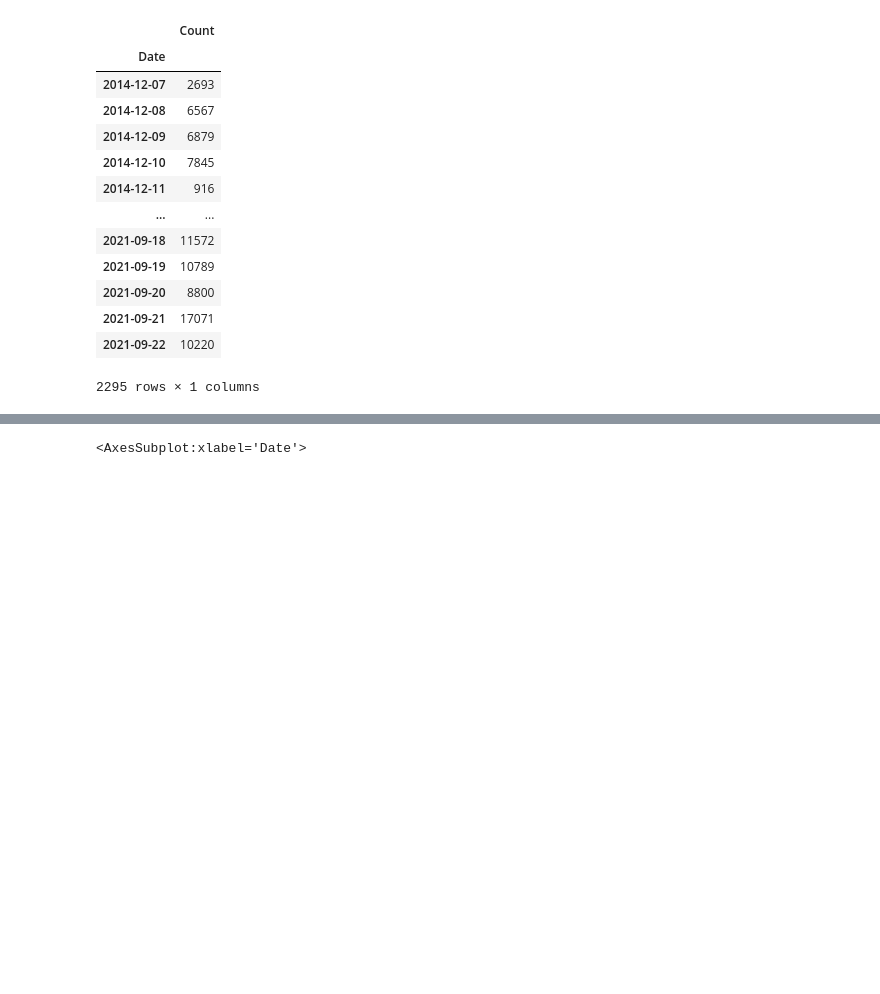
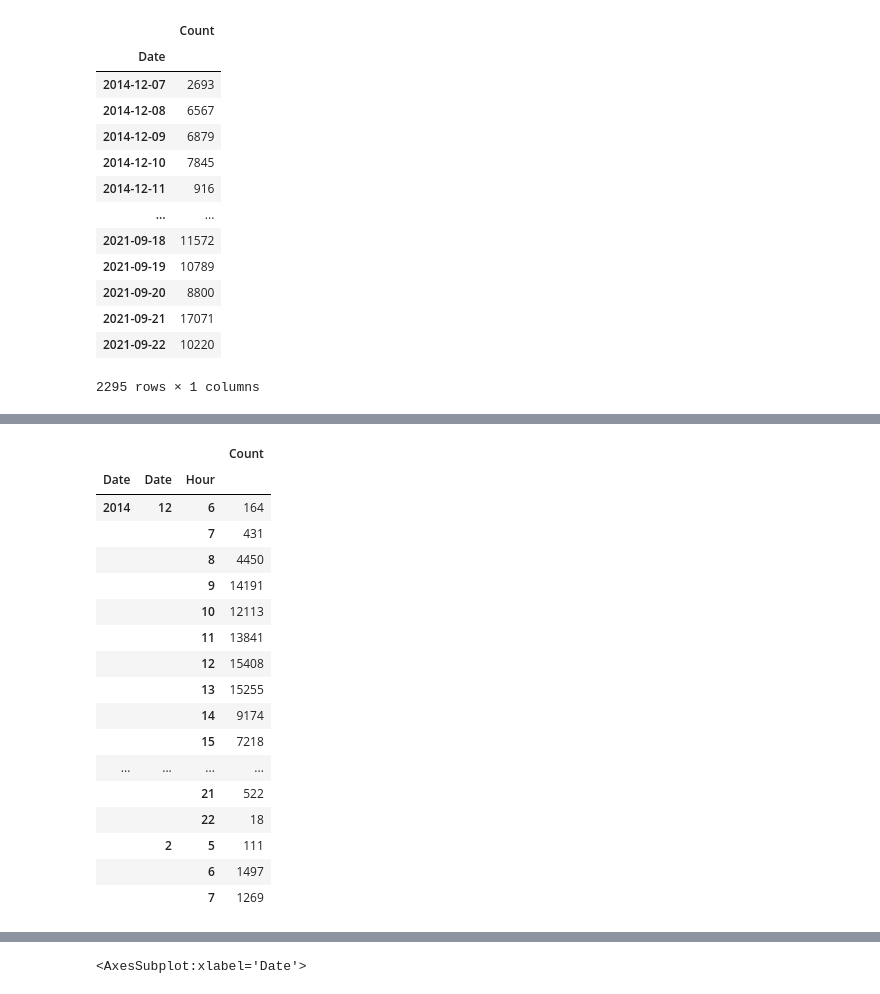
Before and after one commit to BruceWangXD/person_step_data, a Jupyter notebook: Week08-yufeng.ipynb, the cells around one changed output, grey strips where cells are left out. Cells and saved outputs as stored; diff of their text form; code cells hidden in the pictures; blank space fills up the shorter version.

```diff
--- a/Week08-yufeng.ipynb
+++ b/Week08-yufeng.ipynb
@@ -69,0 +92,43 @@ data_day
+# %%
+# #try
+
+
+
+# data_hour= data.groupby(['Date','Hour']).agg('sum')
+# # data_hour
+
+# data_hour.unstack()
+# data_hour
+
+# ##get rid of outlier
+# #???
+# # print(data_hour['Date'])
+
+data_copy=data
+data_copy['Date'] = pd.to_datetime(data_copy['Date'])
+hour_data = data_copy.groupby([data_copy.Date.dt.year, data.Date.dt.month,'Hour']).sum()
+# hour_data
+
+
+
+#分段。12前， 12--18， 18之后
+hour_data.head(40)
+# %% [output]
+|  |  |  | Count |
+| Date | Date | Hour |  |
+| 2014 | 12 | 6 | 164 |
+|  |  | 7 | 431 |
+|  |  | 8 | 4450 |
+|  |  | 9 | 14191 |
+|  |  | 10 | 12113 |
+|  |  | 11 | 13841 |
+|  |  | 12 | 15408 |
+|  |  | 13 | 15255 |
+|  |  | 14 | 9174 |
+|  |  | 15 | 7218 |
+| ... | ... | ... | ... |
+|  |  | 21 | 522 |
+|  |  | 22 | 18 |
+|  | 2 | 5 | 111 |
+|  |  | 6 | 1497 |
+|  |  | 7 | 1269 |
```
Also changed, not shown: parts of 5 cells of this notebook.
